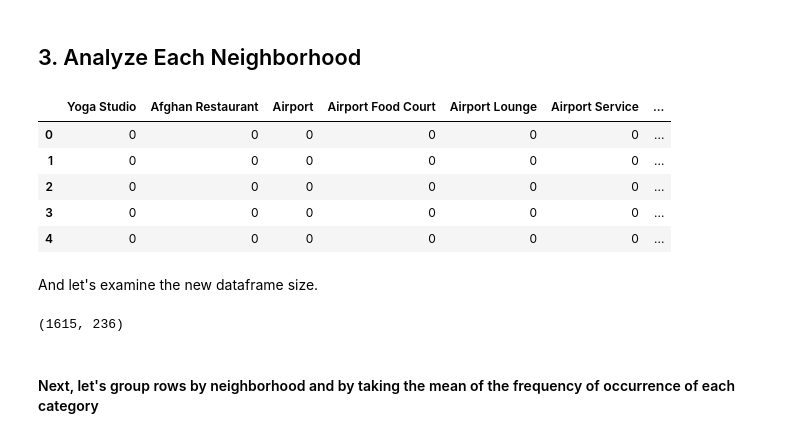
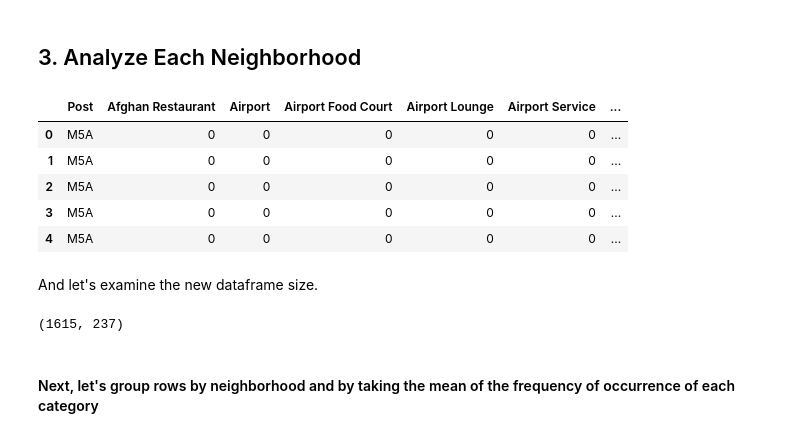
Before and after one commit to srinivas7888/Coursera-Week3, a Jupyter notebook: Week3-Part-3.ipynb, the cells around one changed output. Drawn from its saved outputs; the diff is of its cells as text; code cells hidden in the pictures.

```diff
--- a/Week3-Part-3.ipynb
+++ b/Week3-Part-3.ipynb
@@ -49,6 +49,6 @@ Libraries imported.
 # %%
 # Considering only Toronto Neighbourhood Data
 data1=pd.read_excel('https://github.com/srinivas7888/Coursera-Week3/files/4743456/Toronto_2.xlsx',header=0, delim_whitespace=True)
-data1=data1.rename(columns={'PostalCode': 'Postal Code','Borough':'Borough','Neighbourhood':'Neighborhood'})
-data1.head()
+data1=data1.rename(columns={'Postal Code': 'Post','Borough':'Borough','Neighbourhood':'Neighborhood'})
+data1.head(10)
 # %% [output]
@@ -125,8 +129,8 @@ Next, we are going to start utilizing the Foursquare API to explore the neighbor
 # %% [markdown]
 #### Define Foursquare Credentials and Version
 # %%
-CLIENT_ID = 'VQQFC2VLDHIKFRRDTSU34M5ILPVZDBZOC4F1MAIK0FL4SAPFK' # your Foursquare ID
-CLIENT_SECRET = 'L51M5TC3TGXPJQOJWT3LGMN0VUYRAOM2IC5ZGZWGVAOICAP0D' # your Foursquare Secret
+CLIENT_ID = 'VQQFC2VLDHIKFRRDTSU34M5ILPVZDBZOC4F1MAIK0FL4SAPF' # your Foursquare ID
+CLIENT_SECRET = 'L51M5TC3TGXPJQOJWT3LGMN0VUYRAOM2IC5ZGZWGVAOICAP0' # your Foursquare Secret
 VERSION = '20180605' # Foursquare API version
 
 print('Your credentails:')
@@ -279,10 +292,10 @@ print('{} venues were returned by Foursquare.'.format(nearby_venues.shape[0]))
 # %% [markdown]
 ### Let's create a function to repeat the same process to all the neighborhoods in Toronto
 # %%
-def getNearbyVenues(names, latitudes, longitudes, radius=500):
+def getNearbyVenues(names, latitudes, longitudes,post, radius=500):
 
     venues_list=[]
-    for name, lat, lng in zip(names, latitudes, longitudes):
+    for name, lat, lng,post in zip(names, latitudes, longitudes,post):
         print(name)
 
         # create the API request URL
@@ -303,6 +316,7 @@ def getNearbyVenues(names, latitudes, longitudes, radius=500):
             name,
             lat,
             lng,
+            post,
             v['venue']['name'],
             v['venue']['location']['lat'],
             v['venue']['location']['lng'],
@@ -312,6 +326,7 @@ def getNearbyVenues(names, latitudes, longitudes, radius=500):
     nearby_venues.columns = ['Neighborhood',
                   'Neighborhood Latitude',
                   'Neighborhood Longitude',
+                    'Post',
                   'Venue',
                   'Venue Latitude',
                   'Venue Longitude',
@@ -322,11 +337,11 @@ def getNearbyVenues(names, latitudes, longitudes, radius=500):
 #### Now write the code to run the above function on each neighborhood and create a new dataframe called *toronto_venues*.
 # %%
 # type your answer here
-
+# toronto_data=data1
 toronto_venues = getNearbyVenues(names=toronto_data['Neighborhood'],
                                    latitudes=toronto_data['Latitude'],
-                                   longitudes=toronto_data['Longitude']
-                                  )
+                                   longitudes=toronto_data['Longitude'],
+                                post=toronto_data['Post'])
 # %% [output]
 Regent Park, Harbourfront
 Queen's Park, Ontario Provincial Government
@@ -395,28 +409,30 @@ There are 236 uniques categories.
 # %%
 # one hot encoding
 toronto_onehot = pd.get_dummies(toronto_venues[['Venue Category']], prefix="", prefix_sep="")
 
 # add neighborhood column back to dataframe
 toronto_onehot['Neighborhood'] = toronto_venues['Neighborhood']
+toronto_onehot['Post'] = toronto_venues['Post']
+
 
 # move neighborhood column to the first column
 fixed_columns = [toronto_onehot.columns[-1]] + list(toronto_onehot.columns[:-1])
 toronto_onehot = toronto_onehot[fixed_columns]
 
 toronto_onehot.head()
 # %% [output]
-|  | Yoga Studio | Afghan Restaurant | Airport | Airport Food Court | Airport Lounge | Airport Service | ... |
-| 0 | 0 | 0 | 0 | 0 | 0 | 0 | ... |
-| 1 | 0 | 0 | 0 | 0 | 0 | 0 | ... |
-| 2 | 0 | 0 | 0 | 0 | 0 | 0 | ... |
-| 3 | 0 | 0 | 0 | 0 | 0 | 0 | ... |
-| 4 | 0 | 0 | 0 | 0 | 0 | 0 | ... |
+|  | Post | Afghan Restaurant | Airport | Airport Food Court | Airport Lounge | Airport Service | ... |
+| 0 | M5A | 0 | 0 | 0 | 0 | 0 | ... |
+| 1 | M5A | 0 | 0 | 0 | 0 | 0 | ... |
+| 2 | M5A | 0 | 0 | 0 | 0 | 0 | ... |
+| 3 | M5A | 0 | 0 | 0 | 0 | 0 | ... |
+| 4 | M5A | 0 | 0 | 0 | 0 | 0 | ... |
 # %% [markdown]
 And let's examine the new dataframe size.
 # %%
 toronto_onehot.shape
 # %% [output]
-(1615, 236)
+(1615, 237)
 # %% [markdown]
 #### Next, let's group rows by neighborhood and by taking the mean of the frequency of occurrence of each category
 # %%
```
Also changed, not shown: parts of 23 cells of this notebook.
